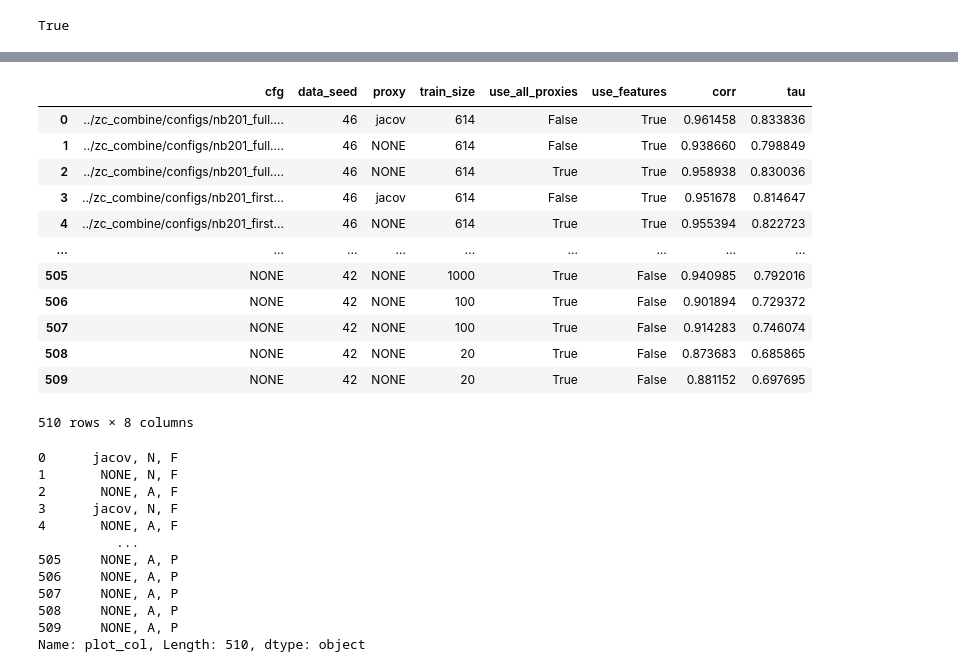
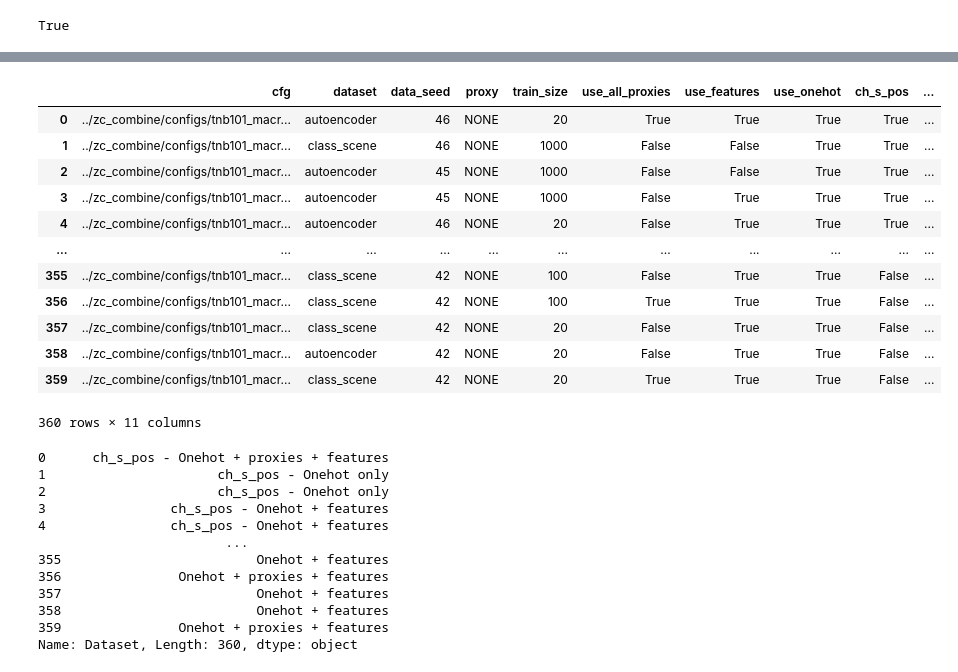
Before and after one commit to gabikadlecova/zc_combine, a Jupyter notebook: wandb_plots.ipynb, the cells around one changed output, grey strips where cells are left out. Drawn from its saved outputs; the diff is of its cells as text; code cells hidden in the pictures.

```diff
--- a/wandb_plots.ipynb
+++ b/wandb_plots.ipynb
@@ -6,7 +6,10 @@ wandb.login(key=input())
 wandb: Currently logged in as: gabi-kadlecova. Use `wandb login --relogin` to force relogin
 True
 # %%
-project = 'zc_nb201'
+project = 'test_zc'
 
-api = wandb.Api(timeout=29)
+api = wandb.Api(timeout=39)
 runs = api.runs('gabi-kadlecova' + "/" + project)
+# %%
+run = next(iter(runs))
+run.history()
@@ -35,46 +50,52 @@ import pandas as pd
 def create_entry(run, is_pca=False):
     # TODO uncertainty
     row = {}
-    cfg_args = ['cfg', 'data_seed', 'proxy', 'train_size', 'use_all_proxies', 'use_features']
+    cfg_args = ['cfg', 'dataset', 'data_seed', 'proxy', 'train_size', 'use_all_proxies', 'use_features', 'use_onehot']
     for ca in cfg_args:
+        if ca not in run.config:
+            row[ca] = False
+            continue
+
         row[ca] = run.config[ca]
+
+    row['ch_s_pos'] = 'new' in run.config['out_prefix']
 
     if is_pca:
         prefix = run.config['out_prefix']
         prefix = prefix.replace('n_features-', 'nfeatures_')
         prefix = prefix.replace('theshold-', 'theshold_')
 
         prefix = prefix.split('-')
         for p in prefix:
             if not len(p):
                 continue
             p = p.split('_')
             if len(p) == 1:
                 continue
 
             row[p[0]] = p[1]
 
     prox, cfg = row['proxy'], row['cfg']
     row['proxy'] = 'NONE' if prox is None or not len(prox) else prox
     row['cfg'] = 'NONE' if cfg is None or not len(cfg) else cfg
     row['corr'] = run.summary['corr_mean']
     row['tau'] = run.summary['tau_mean']
     return row
 
 df = [create_entry(r, is_pca='pca' in project) for r in runs]
 df = pd.DataFrame(df)
 df
 # %% [output]
-|  | cfg | data_seed | proxy | train_size | use_all_proxies | use_features | corr | tau |
-| 0 | ../zc_combine/configs/nb201_full.... | 46 | jacov | 614 | False | True | 0.961458 | 0.833836 |
-| 1 | ../zc_combine/configs/nb201_full.... | 46 | NONE | 614 | False | True | 0.938660 | 0.798849 |
-| 2 | ../zc_combine/configs/nb201_full.... | 46 | NONE | 614 | True | True | 0.958938 | 0.830036 |
-| 3 | ../zc_combine/configs/nb201_first... | 46 | jacov | 614 | False | True | 0.951678 | 0.814647 |
-| 4 | ../zc_combine/configs/nb201_first... | 46 | NONE | 614 | True | True | 0.955394 | 0.822723 |
-| ... | ... | ... | ... | ... | ... | ... | ... | ... |
-| 505 | NONE | 42 | NONE | 1000 | True | False | 0.940985 | 0.792016 |
-| 506 | NONE | 42 | NONE | 100 | True | False | 0.901894 | 0.729372 |
-| 507 | NONE | 42 | NONE | 100 | True | False | 0.914283 | 0.746074 |
-| 508 | NONE | 42 | NONE | 20 | True | False | 0.873683 | 0.685865 |
-| 509 | NONE | 42 | NONE | 20 | True | False | 0.881152 | 0.697695 |
+|  | cfg | dataset | data_seed | proxy | train_size | use_all_proxies | use_features | use_onehot | ch_s_pos | ... |
+| 0 | ../zc_combine/configs/tnb101_macr... | autoencoder | 46 | NONE | 20 | True | True | True | True | ... |
+| 1 | ../zc_combine/configs/tnb101_macr... | class_scene | 46 | NONE | 1000 | False | False | True | True | ... |
+| 2 | ../zc_combine/configs/tnb101_macr... | autoencoder | 45 | NONE | 1000 | False | False | True | True | ... |
+| 3 | ../zc_combine/configs/tnb101_macr... | autoencoder | 45 | NONE | 1000 | False | True | True | True | ... |
+| 4 | ../zc_combine/configs/tnb101_macr... | autoencoder | 46 | NONE | 20 | False | True | True | True | ... |
+| ... | ... | ... | ... | ... | ... | ... | ... | ... | ... | ... |
+| 355 | ../zc_combine/configs/tnb101_macr... | class_scene | 42 | NONE | 100 | False | True | True | False | ... |
+| 356 | ../zc_combine/configs/tnb101_macr... | class_scene | 42 | NONE | 100 | True | True | True | False | ... |
+| 357 | ../zc_combine/configs/tnb101_macr... | class_scene | 42 | NONE | 20 | False | True | True | False | ... |
+| 358 | ../zc_combine/configs/tnb101_macr... | autoencoder | 42 | NONE | 20 | False | True | True | False | ... |
+| 359 | ../zc_combine/configs/tnb101_macr... | class_scene | 42 | NONE | 20 | True | True | True | False | ... |
-510 rows × 8 columns
+360 rows × 11 columns
@@ -82,26 +124,22 @@ df
 import numpy as np
 
 plot_df = df.copy()
-plot_df['use_all_proxies'] = df['use_all_proxies'].map(lambda x: 'A' if x else 'N')
 if 'pca' in project:
-    plot_df['threshold'] = df['threshold'].map(lambda x: 'N' if pd.isna(x) else str(x))
-    plot_df['nfeatures'] = df['nfeatures'].map(lambda x: 'N' if pd.isna(x) else str(x))
-    plot_df['plot_col'] = plot_df[['proxy', 'use_all_proxies', 'threshold', 'nfeatures']].agg(', '.join, axis=1)
+    plot_df['Dataset'] = plot_df[['use_all_proxies', 'threshold', 'nfeatures']].agg(agg_func_pca, axis=1)
 else:
-    plot_df['use_features'] = df['use_features'].map(lambda x: 'F' if x else 'P')
-    plot_df['plot_col'] = plot_df[['proxy', 'use_all_proxies', 'use_features']].agg(', '.join, axis=1)
+    plot_df['Dataset'] = plot_df[['ch_s_pos', 'proxy', 'use_all_proxies', 'use_features', 'use_onehot']].agg(agg_func, axis=1)
 
-plot_df['plot_col']
+plot_df['Dataset']
 # %% [output]
-0      jacov, N, F
-1       NONE, N, F
-2       NONE, A, F
-3      jacov, N, F
-4       NONE, A, F
-          ...
-505     NONE, A, P
-506     NONE, A, P
-507     NONE, A, P
-508     NONE, A, P
-509     NONE, A, P
-Name: plot_col, Length: 510, dtype: object
+0      ch_s_pos - Onehot + proxies + features
+1                      ch_s_pos - Onehot only
+2                      ch_s_pos - Onehot only
+3                ch_s_pos - Onehot + features
+4                ch_s_pos - Onehot + features
+                        ...
+355                         Onehot + features
+356               Onehot + proxies + features
+357                         Onehot + features
+358                         Onehot + features
+359               Onehot + proxies + features
+Name: Dataset, Length: 360, dtype: object
```
Also changed, not shown: parts of 14 cells of this notebook, 6 other files.
